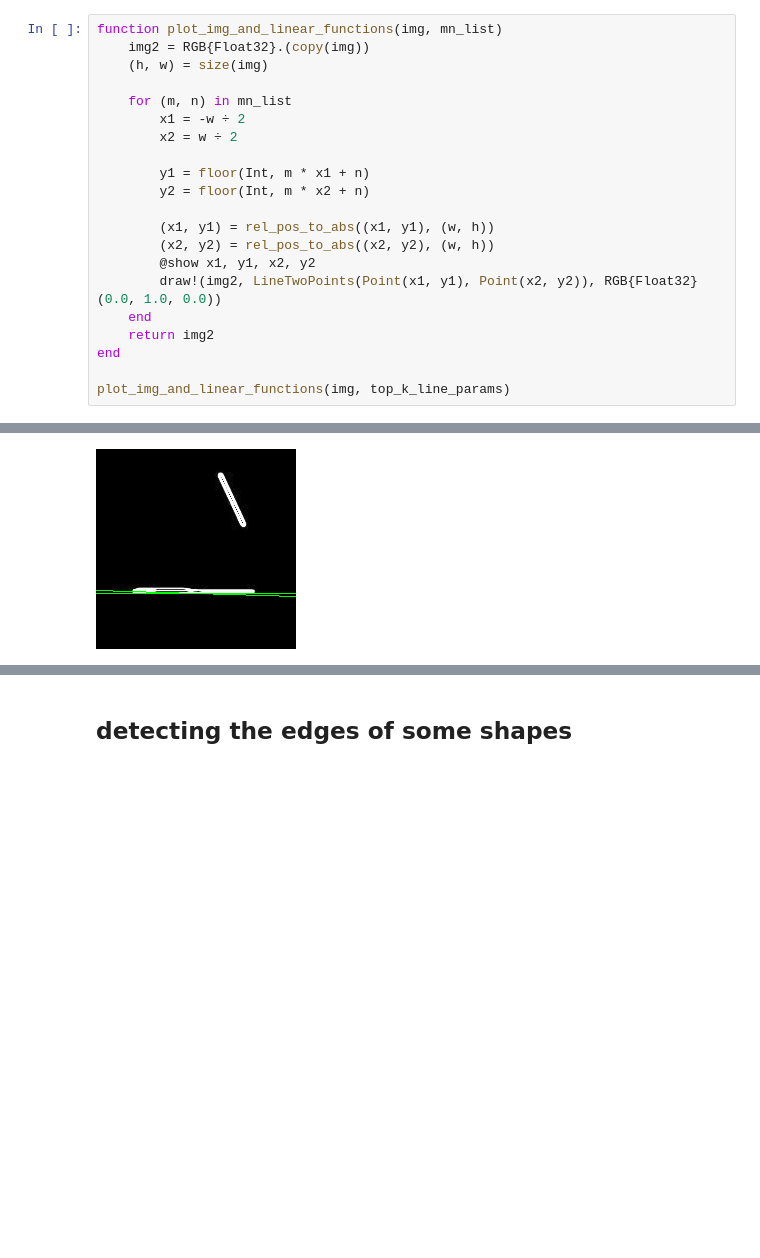
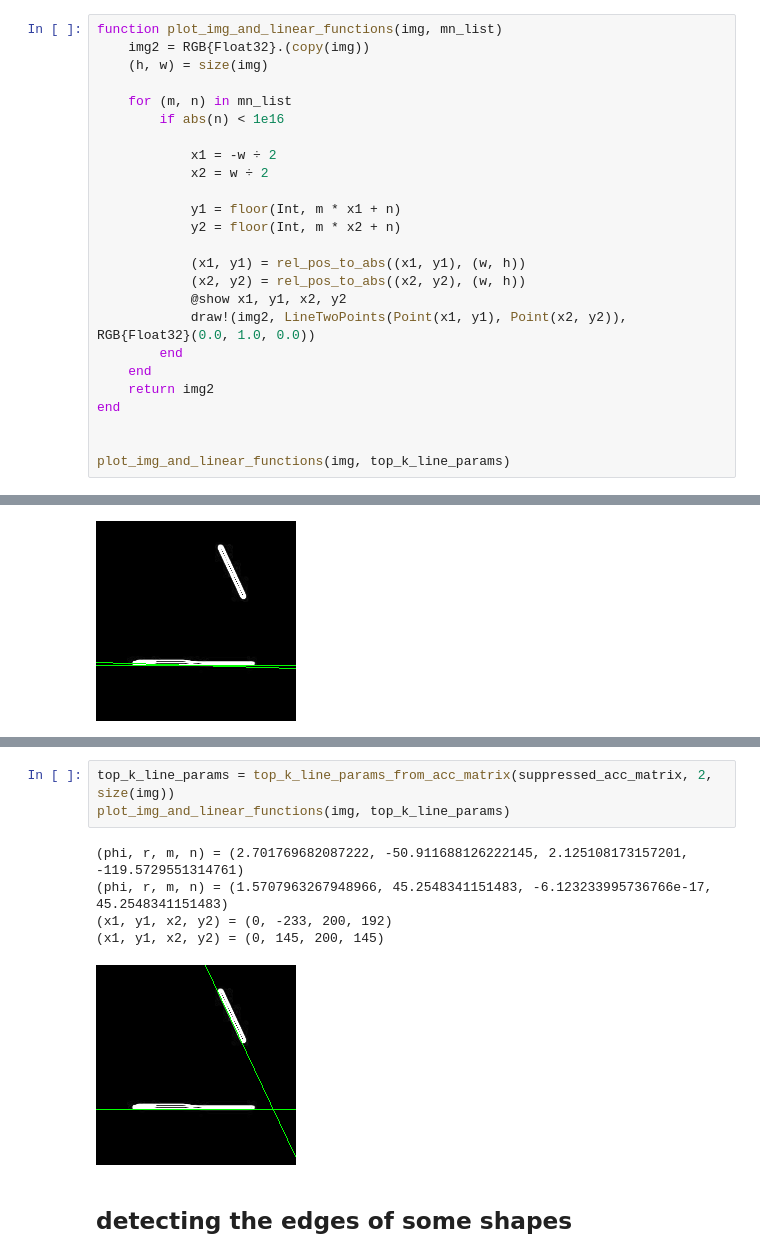
Before and after one commit to tadeohepperle/advanced_bioimage_programming, a Jupyter notebook: image_ops_julia/jl.ipynb, the cells around one changed output, grey strips where cells are left out. Drawn from its saved outputs; the diff is of its cells as text; blank space fills up the shorter version.

Commit message:
working lines

```diff
--- a/image_ops_julia/jl.ipynb
+++ b/image_ops_julia/jl.ipynb
@@ -56,20 +56,24 @@ function plot_img_and_linear_functions(img, mn_list)
     (h, w) = size(img)
 
     for (m, n) in mn_list
-        x1 = -w ÷ 2
-        x2 = w ÷ 2
+        if abs(n) < 1e16
 
-        y1 = floor(Int, m * x1 + n)
-        y2 = floor(Int, m * x2 + n)
+            x1 = -w ÷ 2
+            x2 = w ÷ 2
 
-        (x1, y1) = rel_pos_to_abs((x1, y1), (w, h))
-        (x2, y2) = rel_pos_to_abs((x2, y2), (w, h))
-        @show x1, y1, x2, y2
-        draw!(img2, LineTwoPoints(Point(x1, y1), Point(x2, y2)), RGB{Float32}(0.0, 1.0, 0.0))
+            y1 = floor(Int, m * x1 + n)
+            y2 = floor(Int, m * x2 + n)
+
+            (x1, y1) = rel_pos_to_abs((x1, y1), (w, h))
+            (x2, y2) = rel_pos_to_abs((x2, y2), (w, h))
+            @show x1, y1, x2, y2
+            draw!(img2, LineTwoPoints(Point(x1, y1), Point(x2, y2)), RGB{Float32}(0.0, 1.0, 0.0))
+        end
     end
     return img2
 end
 
+
 plot_img_and_linear_functions(img, top_k_line_params)
 # %% [output]
 (x1, y1, x2, y2) = (0, -188, 200, 176)
@@ -95,3 +104,12 @@ plot_img_and_linear_functions(img, top_k_line_params)
+# %%
+top_k_line_params = top_k_line_params_from_acc_matrix(suppressed_acc_matrix, 2, size(img))
+plot_img_and_linear_functions(img, top_k_line_params)
+# %% [output]
+(phi, r, m, n) = (2.701769682087222, -50.911688126222145, 2.125108173157201, -119.5729551314761)
+(phi, r, m, n) = (1.5707963267948966, 45.2548341151483, -6.123233995736766e-17, 45.2548341151483)
+(x1, y1, x2, y2) = (0, -233, 200, 192)
+(x1, y1, x2, y2) = (0, 145, 200, 145)
+[figure, added]
 # %% [markdown]
 ## detecting the edges of some shapes
 # %%
```
Also changed, not shown: parts of 8 cells of this notebook, 1 other file.
